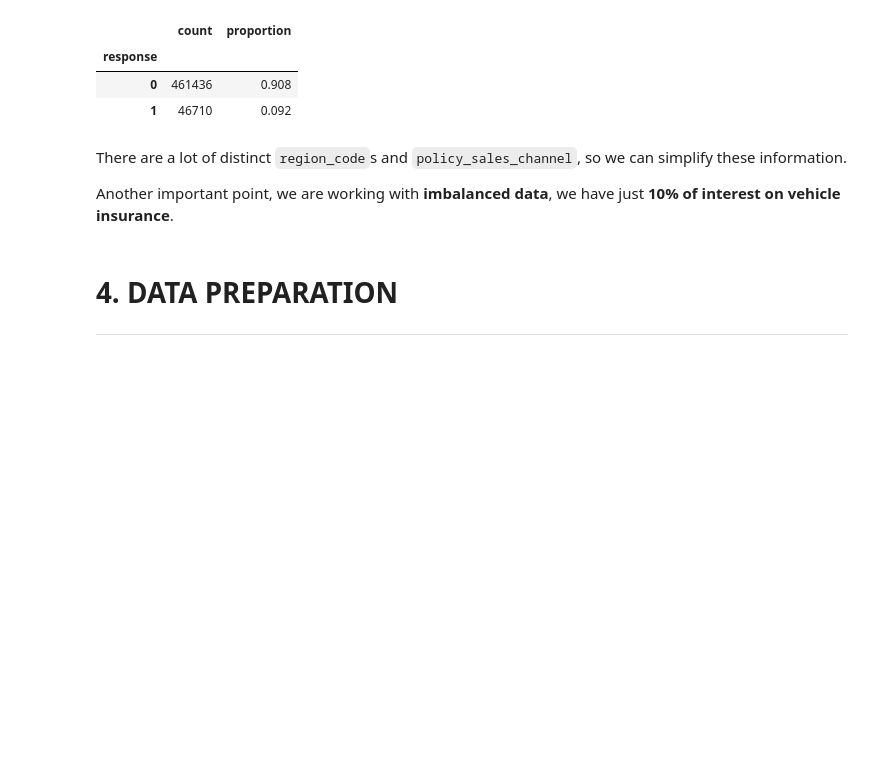
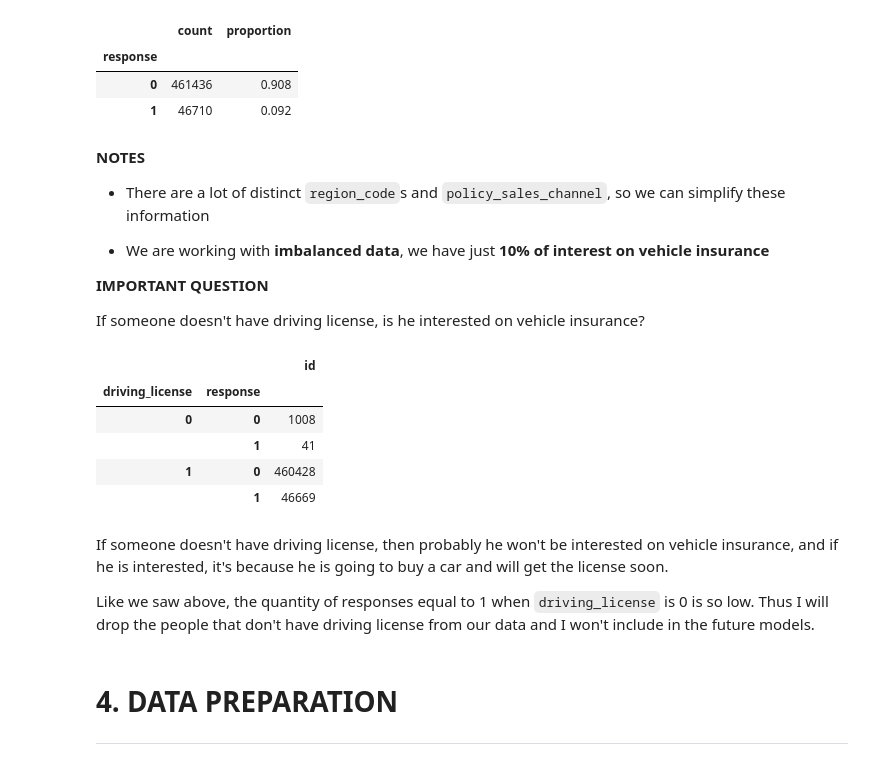
Before and after one commit to Emersonmiady/health-insurance-cross-sell, a Jupyter notebook: src/hi_cs_analysis.ipynb, the cells around one changed output. Cells and saved outputs as stored; diff of their text form; code cells hidden in the pictures; blank space fills up the shorter version.

```diff
--- a/src/hi_cs_analysis.ipynb
+++ b/src/hi_cs_analysis.ipynb
@@ -350,9 +401,29 @@ for cat in cat_attributes.columns:
 | 0 | 461436 | 0.908 |
 | 1 | 46710 | 0.092 |
 # %% [markdown]
-There are a lot of distinct `region_code`s and `policy_sales_channel`, so we can simplify these information.
+**NOTES**
 
-Another important point, we are working with **imbalanced data**, we have just **10% of interest on vehicle insurance**.
+- There are a lot of distinct `region_code`s and `policy_sales_channel`, so we can simplify these information
+
+- We are working with **imbalanced data**, we have just **10% of interest on vehicle insurance**
+
+**IMPORTANT QUESTION**
+
+If someone doesn't have driving license, is he interested on vehicle insurance?
+# %%
+# Verification of driving license
+pd.DataFrame(df.groupby(['driving_license', 'response'])['id'].count())
+# %% [output]
+|  |  | id |
+| driving_license | response |  |
+| 0 | 0 | 1008 |
+|  | 1 | 41 |
+| 1 | 0 | 460428 |
+|  | 1 | 46669 |
+# %% [markdown]
+If someone doesn't have driving license, then probably he won't be interested on vehicle insurance, and if he is interested, it's because he is going to buy a car and will get the license soon.
+
+Like we saw above, the quantity of responses equal to 1 when `driving_license` is 0 is so low. Thus I will drop the people that don't have driving license from our data and I won't include in the future models.
 # %% [markdown]
 # 4. DATA PREPARATION
 ---
```
Also changed, not shown: parts of 25 cells of this notebook, 1 other file.
